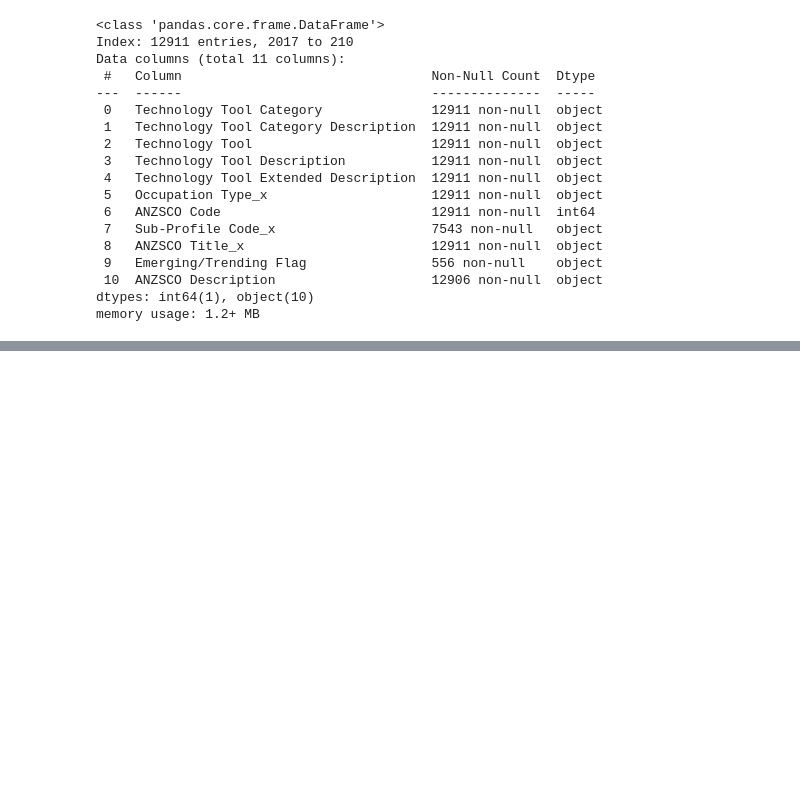
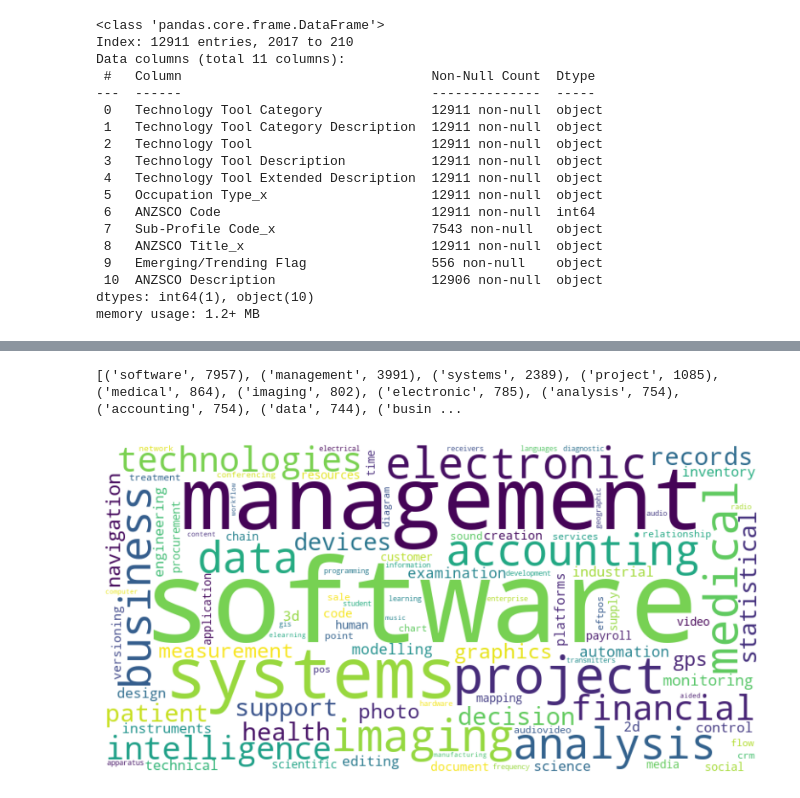
Before and after one commit to SidArora01/TextAnalysis-NLP-AT1, a Jupyter notebook: Initial EDA.ipynb, the cells around one changed output, grey strips where cells are left out. Saved outputs shown, nothing was run; the diff lists cells and outputs as text; code cells hidden in the pictures; blank space fills up the shorter version.

Commit message:
tokenization logic on lock baby!!!!!

```diff
--- a/Initial EDA.ipynb
+++ b/Initial EDA.ipynb
@@ -856,6 +876,8 @@ text_columns = [
     "ANZSCO Description"
 ]
 
+tt_merged_df[text_columns] = tt_merged_df[text_columns].astype(str)
+
 
 def tokenize(text):
     tokens = word_tokenize(text)  # Tokenize
@@ -863,7 +885,7 @@ def tokenize(text):
 
 # Apply tokenization to selected columns
 for col in text_columns:
-    tt_merged_df[col + "_tokens"] = df[col].apply(tokenize)
+    tt_merged_df[col + "_tokens"] = tt_merged_df[col].apply(tokenize)
 
 # Display first few rows of tokenized DataFrame
 print(tt_merged_df.head())
@@ -871,0 +946,31 @@ KeyError: 'Technology Tool Category'
+# %%
+from nltk.tokenize import word_tokenize
+from collections import Counter
+
+# Function to combine all rows, tokenize them, and count the frequency of each word
+def tokenize_and_count(column_data):
+    # Combine all rows in the column into a single string
+    combined_text = ' '.join(column_data)
+    # Tokenize the combined string
+    tokens = word_tokenize(combined_text)
+    # Count the frequency of each word
+    word_counts = Counter(tokens)
+    return word_counts
+
+# Apply the function to a specific column (e.g., 'Technology Tool')
+word_counts_tt = tokenize_and_count(tt_merged_df['Technology Tool'])
+
+# Display the most common words and their counts
+print(word_counts_tt.most_common(100))  # Display top 10 most common words
+# %% [output]
+[('software', 7957), ('management', 3991), ('systems', 2389), ('project', 1085), ('medical', 864), ('imaging', 802), ('electronic', 785), ('analysis', 754), ('accounting', 754), ('data', 744), ('busin ...
+# %%
+wordcloud = WordCloud(width=800, height=400, max_words=100, background_color='white').generate_from_frequencies(word_counts_tt)
+
+# Plot the word cloud
+plt.figure(figsize=(10, 5))
+plt.imshow(wordcloud, interpolation='bilinear')
+plt.axis('off')
+plt.show()
+# %% [output]
+[figure, added]
```
Also changed, not shown: parts of 40 cells of this notebook.
